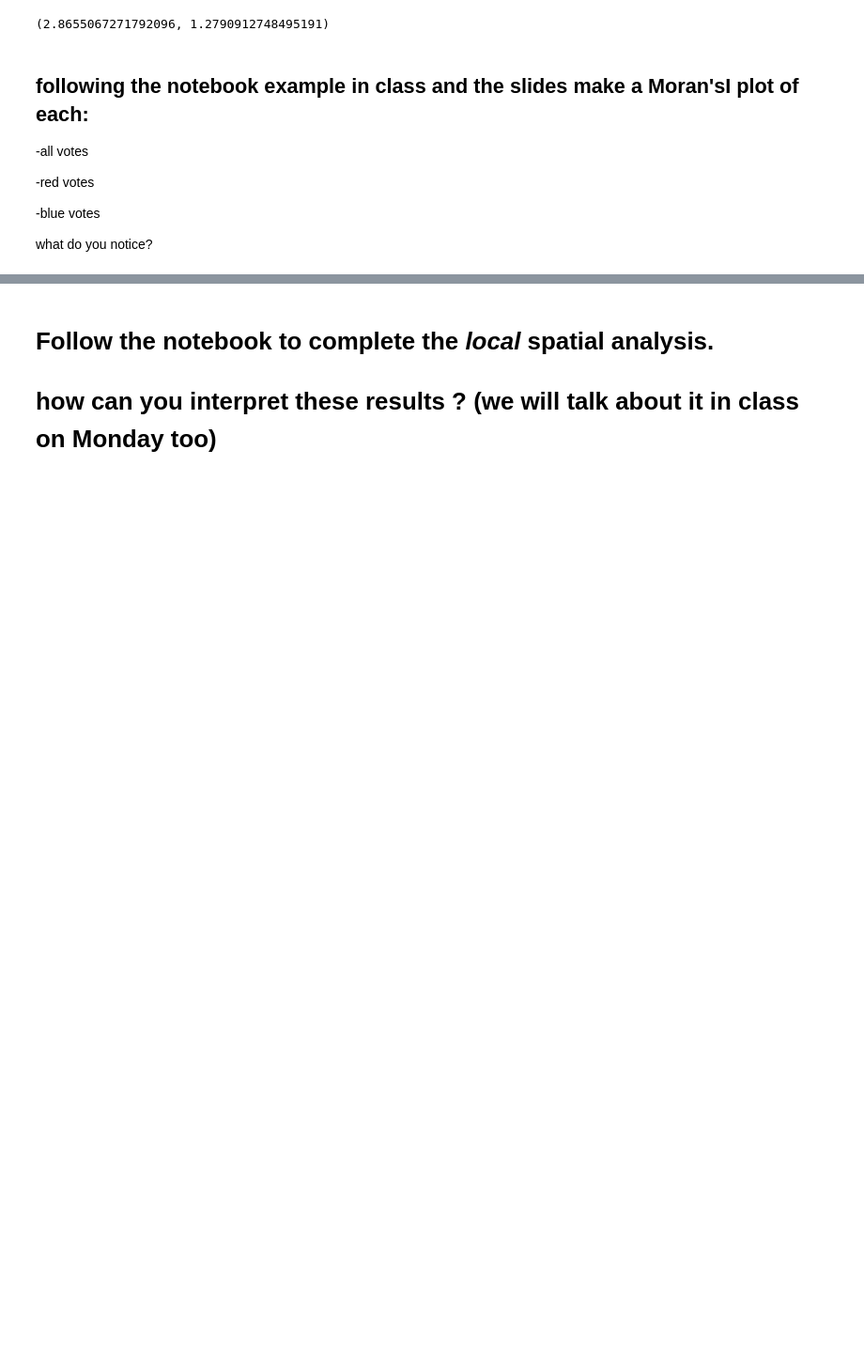
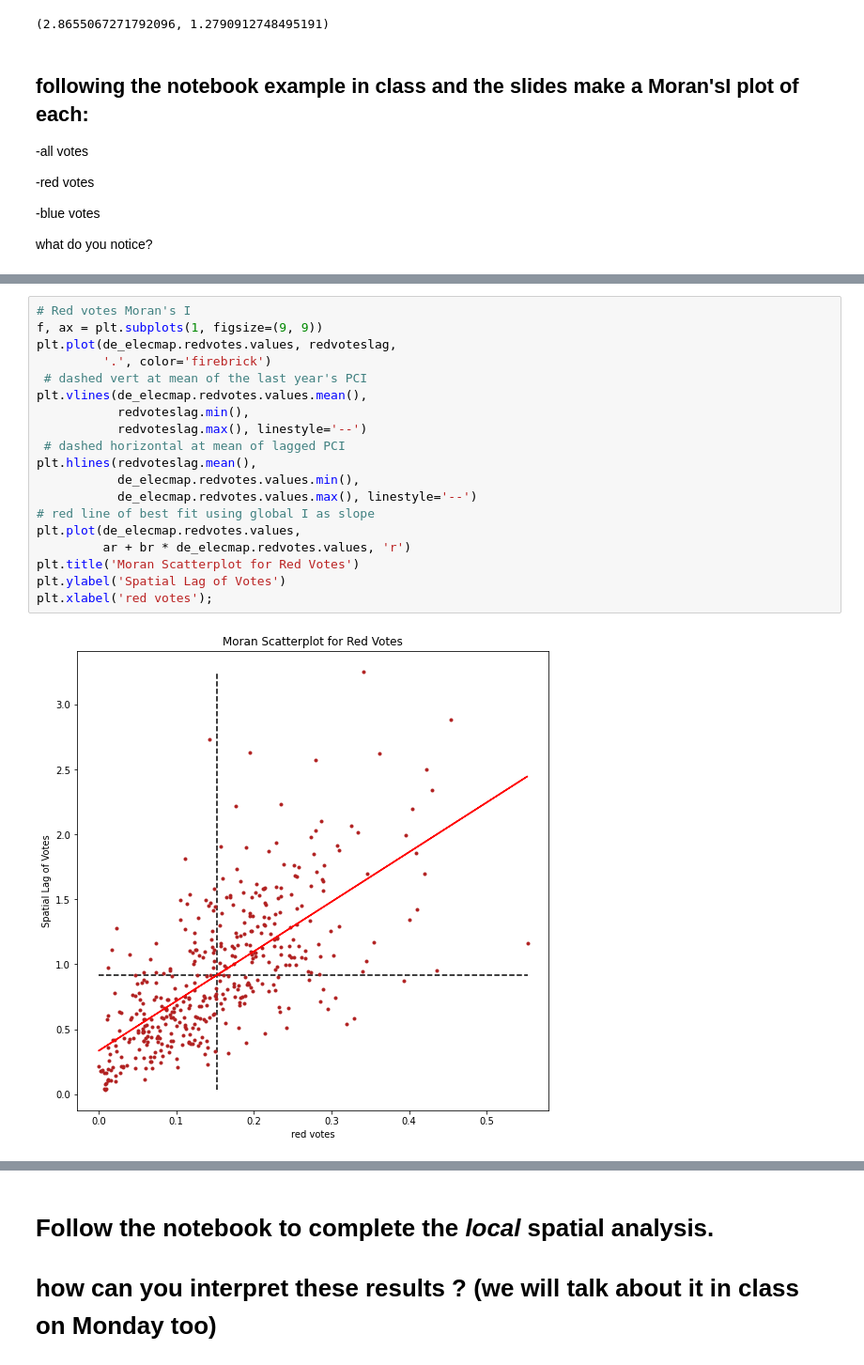
Before and after one commit to KLeeDE/PUS2020_KLee, a Jupyter notebook: HW6/DEelectoralHW6_Kyungmin.ipynb, the cells around one changed output, grey strips where cells are left out. Shown at 94% size. Saved outputs shown, nothing was run; the diff lists cells and outputs as text; blank space fills up the shorter version.

```diff
--- a/HW6/DEelectoralHW6_Kyungmin.ipynb
+++ b/HW6/DEelectoralHW6_Kyungmin.ipynb
@@ -739,0 +797,21 @@ plt.xlabel('all votes');
+# %%
+# Red votes Moran's I
+f, ax = plt.subplots(1, figsize=(9, 9))
+plt.plot(de_elecmap.redvotes.values, redvoteslag,
+         '.', color='firebrick')
+ # dashed vert at mean of the last year's PCI
+plt.vlines(de_elecmap.redvotes.values.mean(),
+           redvoteslag.min(),
+           redvoteslag.max(), linestyle='--')
+ # dashed horizontal at mean of lagged PCI
+plt.hlines(redvoteslag.mean(),
+           de_elecmap.redvotes.values.min(),
+           de_elecmap.redvotes.values.max(), linestyle='--')
+# red line of best fit using global I as slope
+plt.plot(de_elecmap.redvotes.values,
+         ar + br * de_elecmap.redvotes.values, 'r')
+plt.title('Moran Scatterplot for Red Votes')
+plt.ylabel('Spatial Lag of Votes')
+plt.xlabel('red votes');
+# %% [output]
+[figure, added]
```
Also changed, not shown: parts of 20 cells of this notebook.
